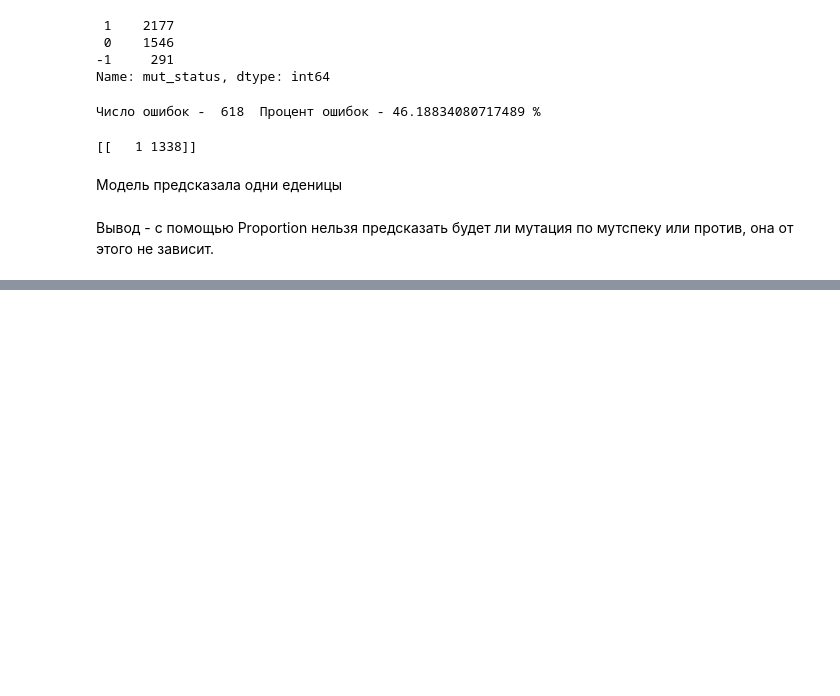
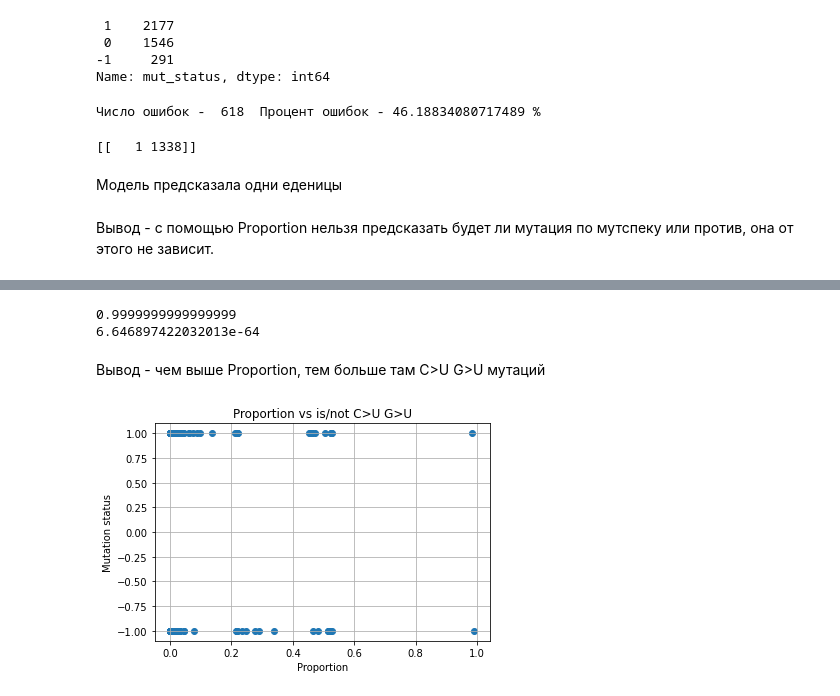
Before and after one commit to VoronkaAlexandr/Sars_Cov_2_MutSpec, a Jupyter notebook: Sars_Cov_2/cod/cov_glue_check.ipynb, the cells around one changed output, grey strips where cells are left out. Drawn from its saved outputs; the diff is of its cells as text; code cells hidden in the pictures; blank space fills up the shorter version.

```diff
--- a/Sars_Cov_2/cod/cov_glue_check.ipynb
+++ b/Sars_Cov_2/cod/cov_glue_check.ipynb
@@ -151,0 +160,2 @@ print(np.asarray((unique, counts)).T)
+# %%
+df = df.sort_values(by = "Proportion").reset_index(drop=True)
@@ -151,0 +180,7 @@ print(np.asarray((unique, counts)).T)
+# %%
+decnum=0
+df['deciles'] = 0
+for index, row in df.iterrows():
+    if index % 500  == 0 and index != 5000:
+        decnum += 1
+    df['deciles'][index] = decnum
@@ -151,0 +212,21 @@ print(np.asarray((unique, counts)).T)
+# %%
+#напечатать ранговая корреляция Спирмена и p-значение
+print(rho)
+print(p)
+# %% [output]
+0.9999999999999999
+6.646897422032013e-64
+# %% [markdown]
+Вывод - чем выше Proportion, тем больше там C>U G>U мутаций
+# %%
+df.loc[df['mut_status_char'] == "C>U G>U",'mut_status'] = 1
+df.loc[df['mut_status_char'] != "C>U G>U",'mut_status'] = -1
+# %%
+# Scatter plot
+plt.scatter(df.Proportion, df.mut_status);
+plt.title('Proportion vs is/not C>U G>U');
+plt.grid();
+plt.xlabel('Proportion');
+plt.ylabel('Mutation status');
+# %% [output]
+[figure, added]
```
Also changed, not shown: parts of 17 cells of this notebook.
